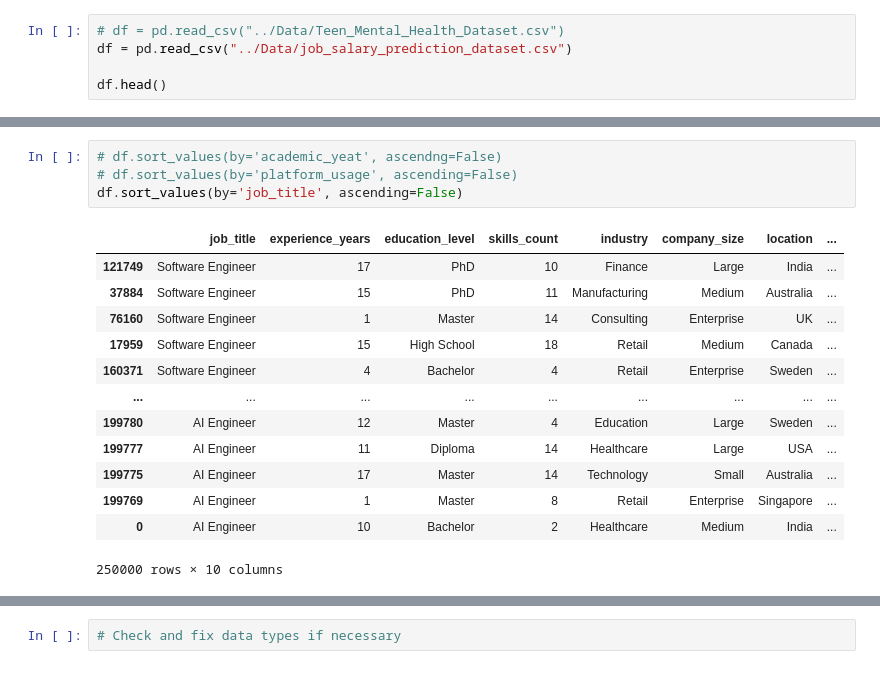
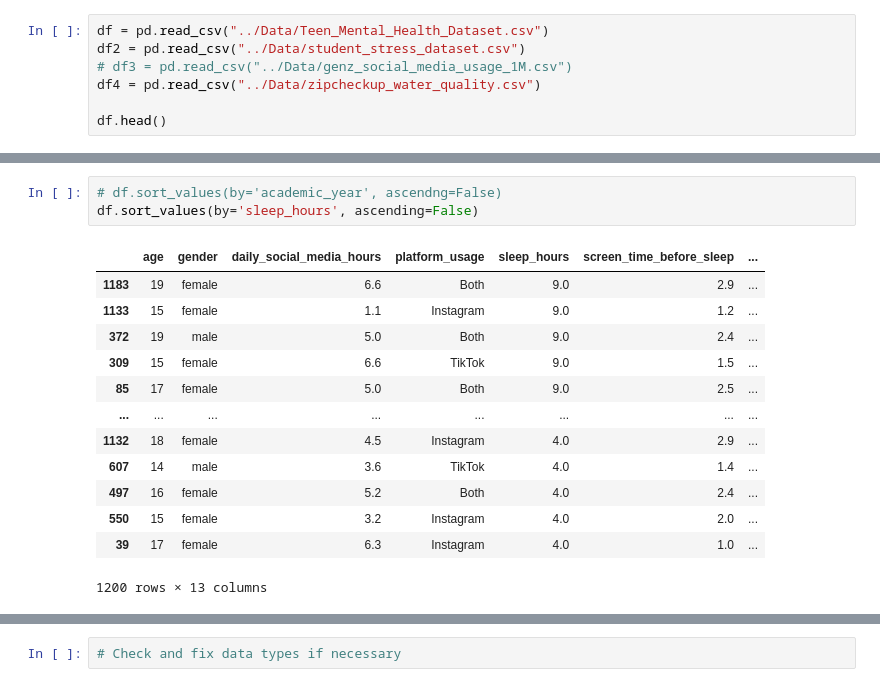
Before and after one commit to mwrobbins56/Student_MentalHealth, a Jupyter notebook: Notebook/student_burnout_trial.ipynb, the cells around one changed output, grey strips where cells are left out. Cells and saved outputs as stored; diff of their text form.

```diff
--- a/Notebook/student_burnout_trial.ipynb
+++ b/Notebook/student_burnout_trial.ipynb
@@ -3,6 +5,8 @@ import pandas as pd
 # %%
-# df = pd.read_csv("../Data/Teen_Mental_Health_Dataset.csv")
-df = pd.read_csv("../Data/job_salary_prediction_dataset.csv")
+df = pd.read_csv("../Data/Teen_Mental_Health_Dataset.csv")
+df2 = pd.read_csv("../Data/student_stress_dataset.csv")
+# df3 = pd.read_csv("../Data/genz_social_media_usage_1M.csv")
+df4 = pd.read_csv("../Data/zipcheckup_water_quality.csv")
 
 df.head()
 # %% [output]
@@ -98,18 +302,17 @@ df.iloc[0:8, 0:3]
 # %%
-# df.sort_values(by='academic_yeat', ascendng=False)
-# df.sort_values(by='platform_usage', ascending=False)
-df.sort_values(by='job_title', ascending=False)
+# df.sort_values(by='academic_year', ascendng=False)
+df.sort_values(by='sleep_hours', ascending=False)
 # %% [output]
-|  | job_title | experience_years | education_level | skills_count | industry | company_size | location | ... |
-| 121749 | Software Engineer | 17 | PhD | 10 | Finance | Large | India | ... |
-| 37884 | Software Engineer | 15 | PhD | 11 | Manufacturing | Medium | Australia | ... |
-| 76160 | Software Engineer | 1 | Master | 14 | Consulting | Enterprise | UK | ... |
-| 17959 | Software Engineer | 15 | High School | 18 | Retail | Medium | Canada | ... |
-| 160371 | Software Engineer | 4 | Bachelor | 4 | Retail | Enterprise | Sweden | ... |
-| ... | ... | ... | ... | ... | ... | ... | ... | ... |
-| 199780 | AI Engineer | 12 | Master | 4 | Education | Large | Sweden | ... |
-| 199777 | AI Engineer | 11 | Diploma | 14 | Healthcare | Large | USA | ... |
-| 199775 | AI Engineer | 17 | Master | 14 | Technology | Small | Australia | ... |
-| 199769 | AI Engineer | 1 | Master | 8 | Retail | Enterprise | Singapore | ... |
-| 0 | AI Engineer | 10 | Bachelor | 2 | Healthcare | Medium | India | ... |
+|  | age | gender | daily_social_media_hours | platform_usage | sleep_hours | screen_time_before_sleep | ... |
+| 1183 | 19 | female | 6.6 | Both | 9.0 | 2.9 | ... |
+| 1133 | 15 | female | 1.1 | Instagram | 9.0 | 1.2 | ... |
+| 372 | 19 | male | 5.0 | Both | 9.0 | 2.4 | ... |
+| 309 | 15 | female | 6.6 | TikTok | 9.0 | 1.5 | ... |
+| 85 | 17 | female | 5.0 | Both | 9.0 | 2.5 | ... |
+| ... | ... | ... | ... | ... | ... | ... | ... |
+| 1132 | 18 | female | 4.5 | Instagram | 4.0 | 2.9 | ... |
+| 607 | 14 | male | 3.6 | TikTok | 4.0 | 1.4 | ... |
+| 497 | 16 | female | 5.2 | Both | 4.0 | 2.4 | ... |
+| 550 | 15 | female | 3.2 | Instagram | 4.0 | 2.0 | ... |
+| 39 | 17 | female | 6.3 | Instagram | 4.0 | 1.0 | ... |
-250000 rows × 10 columns
+1200 rows × 13 columns
```
Also changed, not shown: parts of 45 cells of this notebook, 3 other files.
